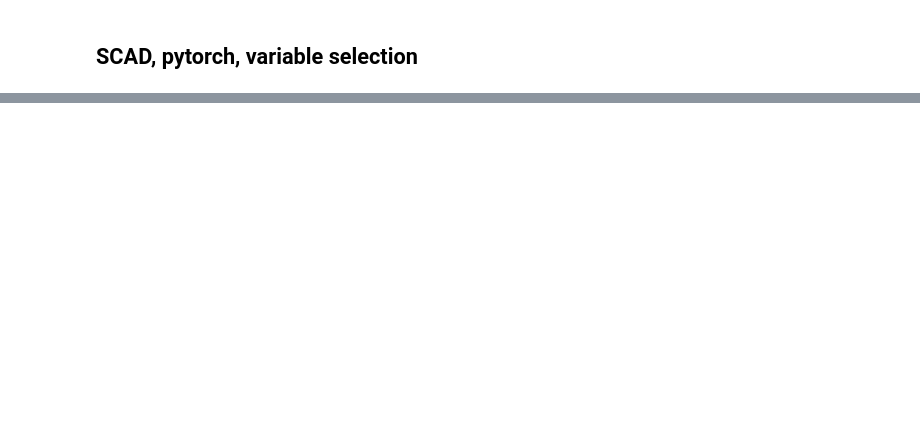
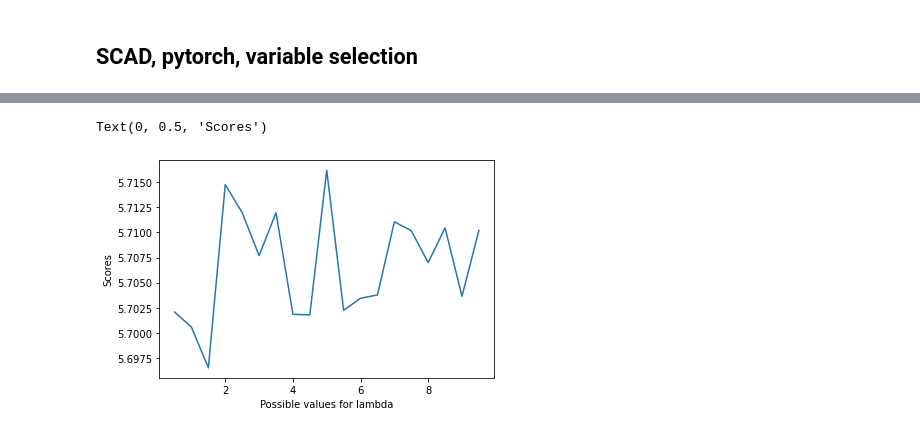
Before and after one commit to a1romero/DATA440_05, a Jupyter notebook: Assignment 3/regularization_and_selection.ipynb, the cells around one changed output, grey strips where cells are left out. Cells and saved outputs as stored; diff of their text form; code cells hidden in the pictures; blank space fills up the shorter version.

```diff
--- a/Assignment 3/regularization_and_selection.ipynb
+++ b/Assignment 3/regularization_and_selection.ipynb
@@ -31,0 +23,19 @@ from sklearn.preprocessing import StandardScaler, MinMaxScaler
+# %%
+# Loading the data
+data = pd.read_csv('../data/cereal.csv')
+x_df = data.drop(columns=['name', 'mfr', 'type', 'sugars'])
+x = x_df.values
+y = data['sugars'].values
+
+scaler = MinMaxScaler()
+xscaled = scaler.fit_transform(x)
+
+# Once the data has been scaled, we can convert it to a tensor for use with the SCAD model
+x_tensor = torch.tensor(xscaled, dtype= torch.float64)
+y_tensor = torch.tensor(y, dtype= torch.float64)
+# %%
+# Now we can fit the model on the data. Then, we can make predictions on the data and see if the prediction is accurate.
+model = scad_linear.SCADLinear(input_size= x_tensor.shape[1], lambda_val= 1, a_val= 6)
+# We use tensor.unsqueeze(1) to make the dimensions of x and y equal. Otherwise, there is a broadcasting error which lowers model performance.
+model.fit(x= x_tensor, y= y_tensor.unsqueeze(1), num_epochs= 2000, learning_rate= 0.29)
+prediction = model.predict(x_tensor)
@@ -31,0 +78,8 @@ from sklearn.preprocessing import StandardScaler, MinMaxScaler
+# %%
+lambda_possible_vals = np.arange(0.5,10,0.5)
+#lambda_possible_vals
+each_mse = []
+for i in lambda_possible_vals:
+    model = scad_linear.SCADLinear(input_size= x_tensor.shape[1], lambda_val= i, a_val=6)
+    model.fit(x = x_tensor, y = y_tensor.unsqueeze(1), num_epochs = 500, learning_rate = 0.3)
+    each_mse.append(mse(y_tensor, model.predict(x_tensor)))
@@ -31,0 +104,8 @@ from sklearn.preprocessing import StandardScaler, MinMaxScaler
+# %%
+fig, ax = plt.subplots()
+ax.plot(lambda_possible_vals, each_mse)
+plt.xlabel('Possible values for lambda')
+plt.ylabel('Scores')
+# %% [output]
+Text(0, 0.5, 'Scores')
+[figure, added]
```
Also changed, not shown: parts of 48 cells of this notebook, 7 other files.
